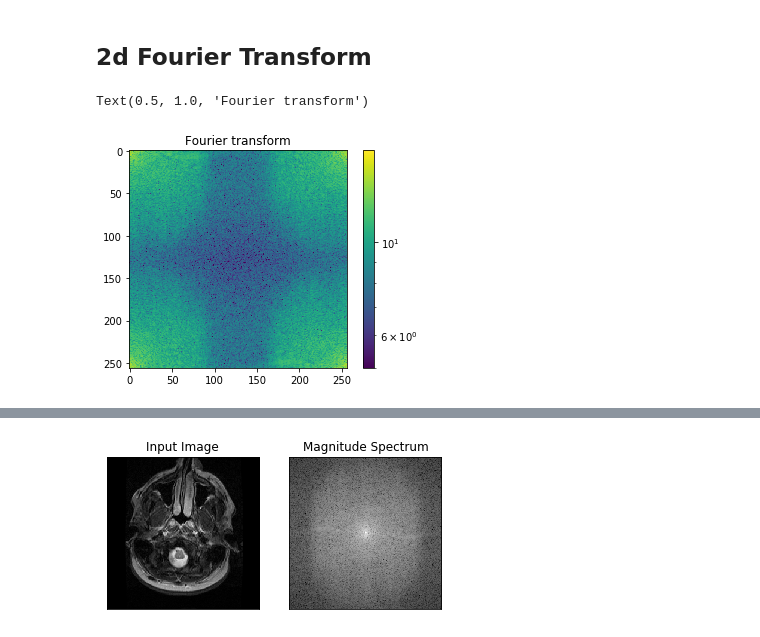
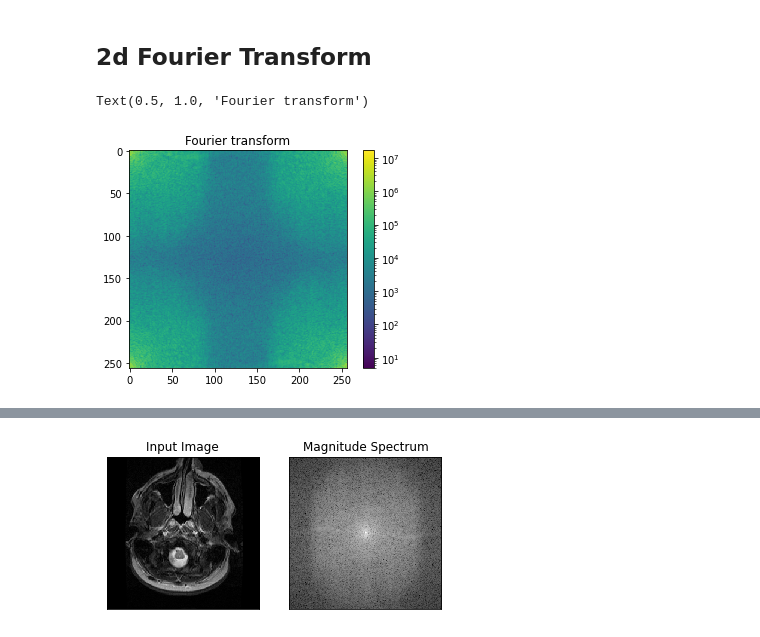
Before and after one commit to gabrielziegler3/CoDePPI, a Jupyter notebook: demos/get-distances.ipynb, the cells around one changed output, grey strips where cells are left out. Drawn from its saved outputs; the diff is of its cells as text; code cells hidden in the pictures.

```diff
--- a/demos/get-distances.ipynb
+++ b/demos/get-distances.ipynb
@@ -16,11 +20,14 @@ img = data.T[0]
 # %% [markdown]
 ## Helper Functions
 # %%
-def get_fourier_transform(img, skip_fshift=False):
+def get_fourier_transform(img, fshift=True, use_absolute=True):
     fourier_transf = fft2(img)
-    if not skip_fshift:
+    if fshift:
         fourier_transf = fftshift(fourier_transf)
-    magnitude_spectrum = np.log(np.abs(fourier_transf))
+    magnitude_spectrum = fourier_transf
+
+    if use_absolute:
+        magnitude_spectrum = np.log(np.abs(fourier_transf))
     return magnitude_spectrum
 
 def plot_batch(imgs):
@@ -42,12 +49,12 @@ plt.imshow(img)
 # %%
 def plot_spectrum(im_fft):
     # A logarithmic colormap
     plt.imshow(np.abs(im_fft), norm=LogNorm(vmin=5))
     plt.colorbar()
 
-im_fft = get_fourier_transform(img, skip_fshift=True)
+im_fft = get_fourier_transform(img, fshift=False, use_absolute=False)
 plot_spectrum(im_fft)
 plt.title('Fourier transform')
 # %% [output]
 Text(0.5, 1.0, 'Fourier transform')
-[figure, old version]
+[figure, new version]
```
Also changed, not shown: parts of 6 cells of this notebook.
